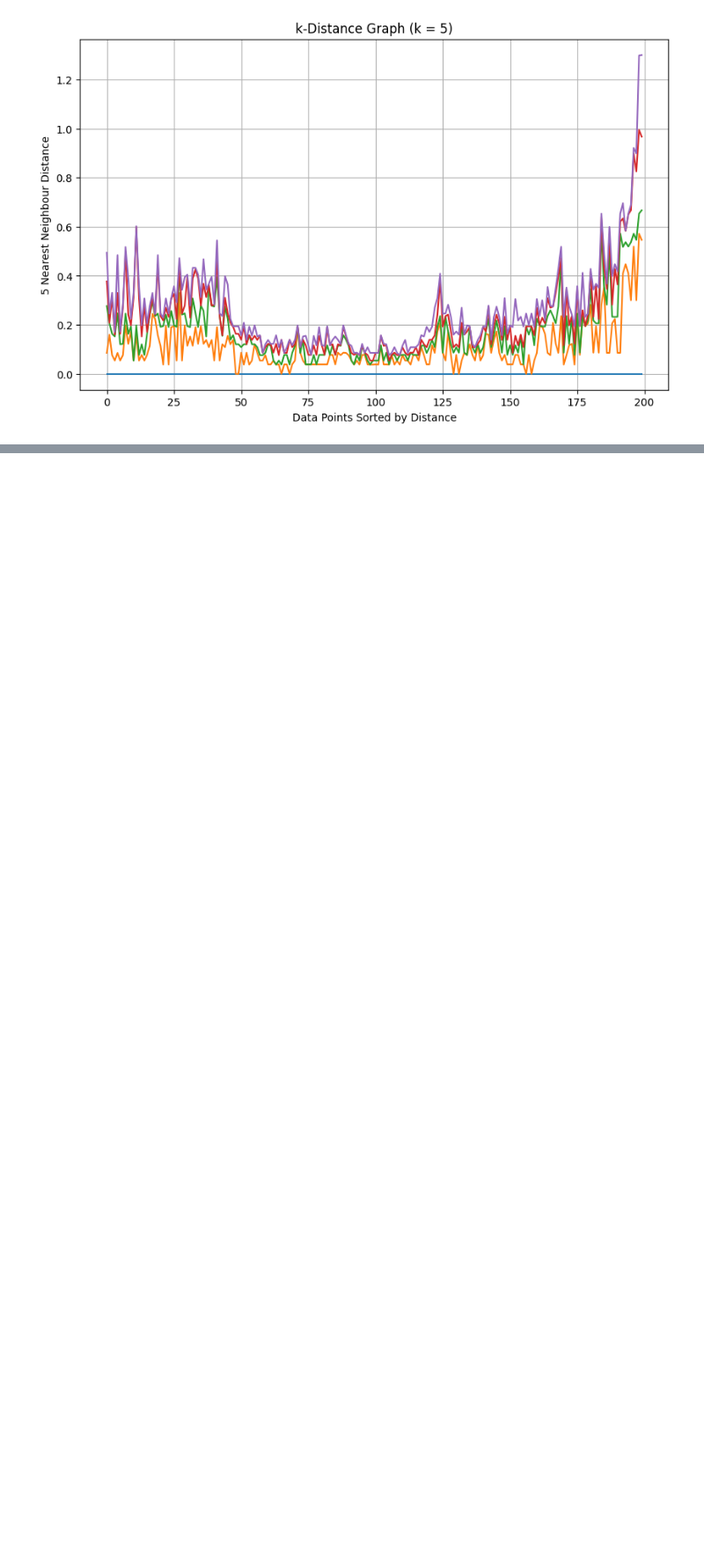
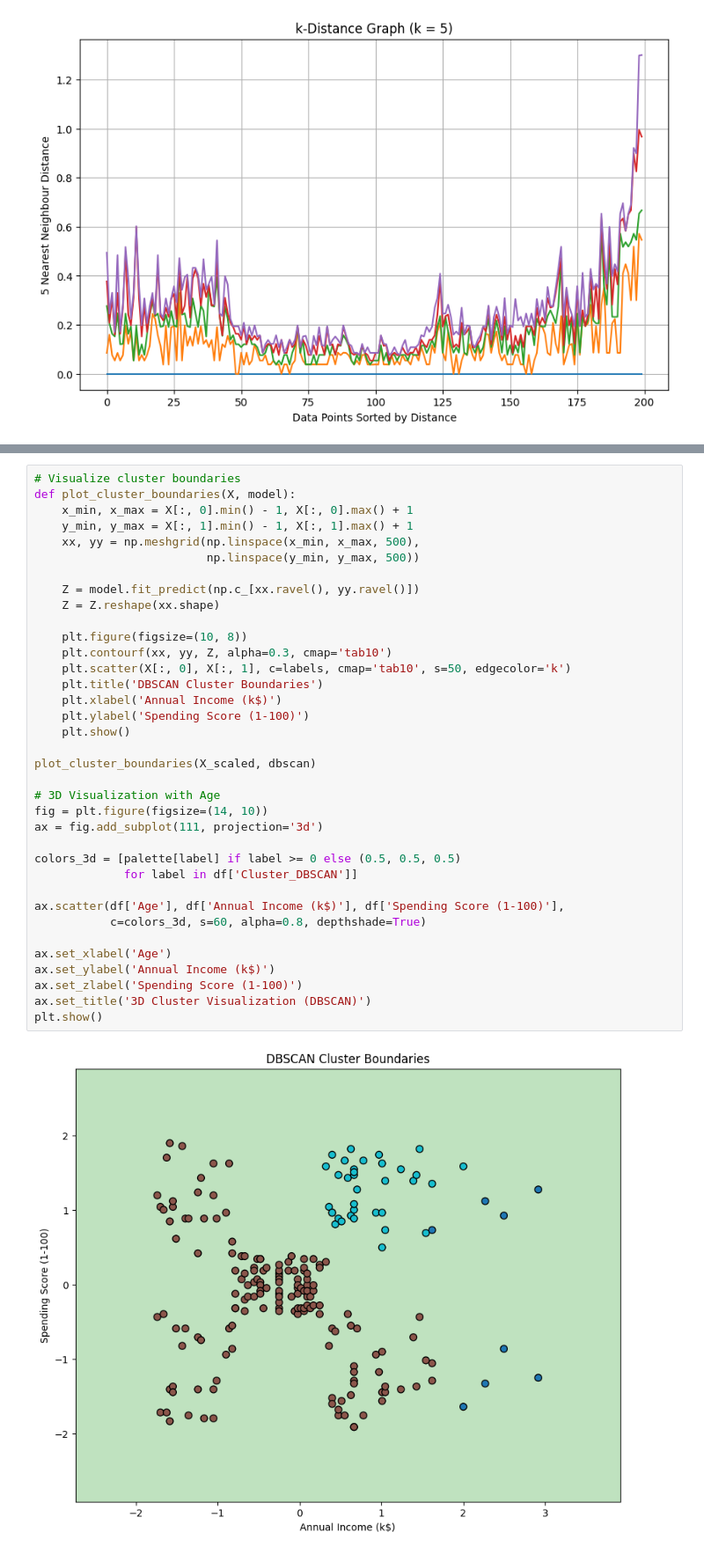
Before and after one commit to Bilal-Ali99/Customer_Segmentation, a Jupyter notebook: Customer_Segmentation.ipynb, the cells around one changed output, grey strips where cells are left out. Shown at 88% size. Drawn from its saved outputs; the diff is of its cells as text; blank space fills up the shorter version.

```diff
--- a/Customer_Segmentation.ipynb
+++ b/Customer_Segmentation.ipynb
@@ -240,0 +382,38 @@ plt.show()
+# %%
+# Visualize cluster boundaries
+def plot_cluster_boundaries(X, model):
+    x_min, x_max = X[:, 0].min() - 1, X[:, 0].max() + 1
+    y_min, y_max = X[:, 1].min() - 1, X[:, 1].max() + 1
+    xx, yy = np.meshgrid(np.linspace(x_min, x_max, 500),
+                         np.linspace(y_min, y_max, 500))
+
+    Z = model.fit_predict(np.c_[xx.ravel(), yy.ravel()])
+    Z = Z.reshape(xx.shape)
+
+    plt.figure(figsize=(10, 8))
+    plt.contourf(xx, yy, Z, alpha=0.3, cmap='tab10')
+    plt.scatter(X[:, 0], X[:, 1], c=labels, cmap='tab10', s=50, edgecolor='k')
+    plt.title('DBSCAN Cluster Boundaries')
+    plt.xlabel('Annual Income (k$)')
+    plt.ylabel('Spending Score (1-100)')
+    plt.show()
+
+plot_cluster_boundaries(X_scaled, dbscan)
+
+# 3D Visualization with Age
+fig = plt.figure(figsize=(14, 10))
+ax = fig.add_subplot(111, projection='3d')
+
+colors_3d = [palette[label] if label >= 0 else (0.5, 0.5, 0.5)
+             for label in df['Cluster_DBSCAN']]
+
+ax.scatter(df['Age'], df['Annual Income (k$)'], df['Spending Score (1-100)'],
+           c=colors_3d, s=60, alpha=0.8, depthshade=True)
+
+ax.set_xlabel('Age')
+ax.set_ylabel('Annual Income (k$)')
+ax.set_zlabel('Spending Score (1-100)')
+ax.set_title('3D Cluster Visualization (DBSCAN)')
+plt.show()
+# %% [output]
+[figure, added]
```
Also changed, not shown: parts of 5 cells of this notebook.
